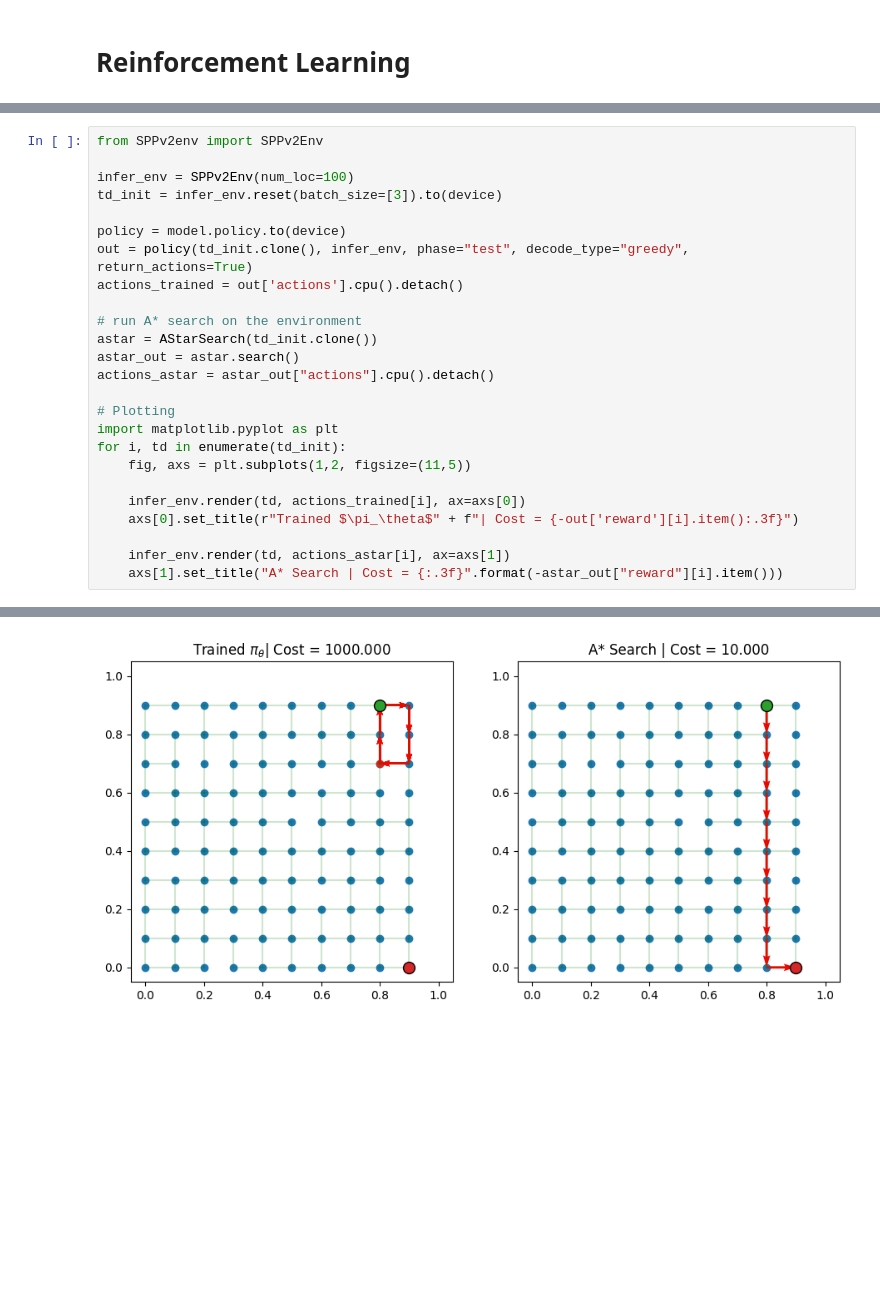
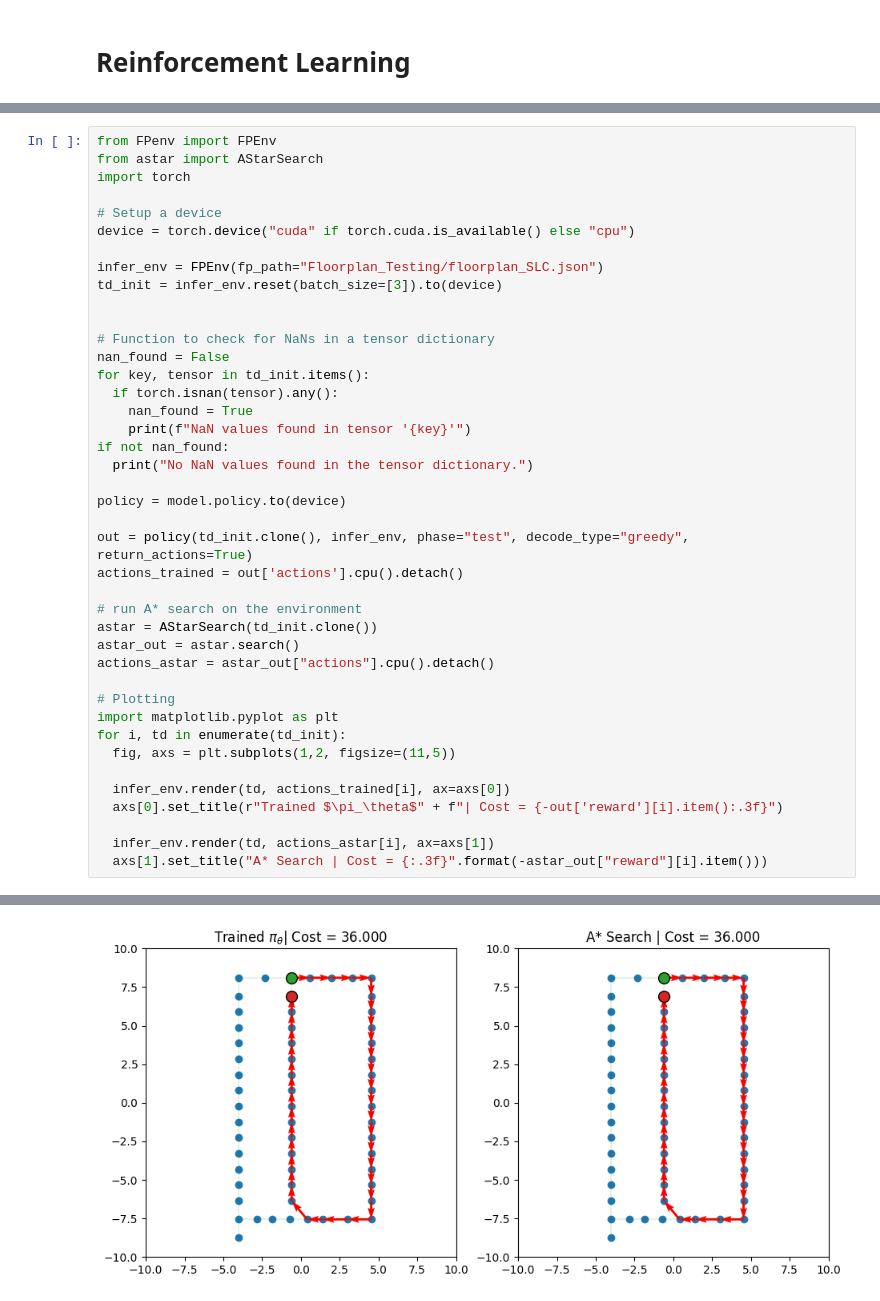
Before and after one commit to primevisiontechnology-com/res-pvt-ai4spp, a Jupyter notebook: code/exploration.ipynb, the cells around one changed output, grey strips where cells are left out. Drawn from its saved outputs; the diff is of its cells as text; blank space fills up the shorter version.

Commit message:
Both reinforcement and Astar results generated in real floorplans

```diff
--- a/code/exploration.ipynb
+++ b/code/exploration.ipynb
@@ -456,10 +516,26 @@ AssertionError: Logits contain NaNs
 # %%
-from SPPv2env import SPPv2Env
+from FPenv import FPEnv
+from astar import AStarSearch
+import torch
 
-infer_env = SPPv2Env(num_loc=100)
+# Setup a device
+device = torch.device("cuda" if torch.cuda.is_available() else "cpu")
+
+infer_env = FPEnv(fp_path="Floorplan_Testing/floorplan_SLC.json")
 td_init = infer_env.reset(batch_size=[3]).to(device)
 
+
+# Function to check for NaNs in a tensor dictionary
+nan_found = False
+for key, tensor in td_init.items():
+  if torch.isnan(tensor).any():
+    nan_found = True
+    print(f"NaN values found in tensor '{key}'")
+if not nan_found:
+  print("No NaN values found in the tensor dictionary.")
+
 policy = model.policy.to(device)
+
 out = policy(td_init.clone(), infer_env, phase="test", decode_type="greedy", return_actions=True)
 actions_trained = out['actions'].cpu().detach()
 
@@ -471,11 +547,11 @@ actions_astar = astar_out["actions"].cpu().detach()
 # Plotting
 import matplotlib.pyplot as plt
 for i, td in enumerate(td_init):
-    fig, axs = plt.subplots(1,2, figsize=(11,5))
+  fig, axs = plt.subplots(1,2, figsize=(11,5))
 
-    infer_env.render(td, actions_trained[i], ax=axs[0])
-    axs[0].set_title(r"Trained $\pi_\theta$" + f"| Cost = {-out['reward'][i].item():.3f}")
+  infer_env.render(td, actions_trained[i], ax=axs[0])
+  axs[0].set_title(r"Trained $\pi_\theta$" + f"| Cost = {-out['reward'][i].item():.3f}")
 
-    infer_env.render(td, actions_astar[i], ax=axs[1])
-    axs[1].set_title("A* Search | Cost = {:.3f}".format(-astar_out["reward"][i].item()))
+  infer_env.render(td, actions_astar[i], ax=axs[1])
+  axs[1].set_title("A* Search | Cost = {:.3f}".format(-astar_out["reward"][i].item()))
 # %% [output]
@@ -484 +577 @@ for i, td in enumerate(td_init):
-[figure, old version]
+[figure, new version]
```
Also changed, not shown: parts of 12 cells of this notebook, 2 other files.
